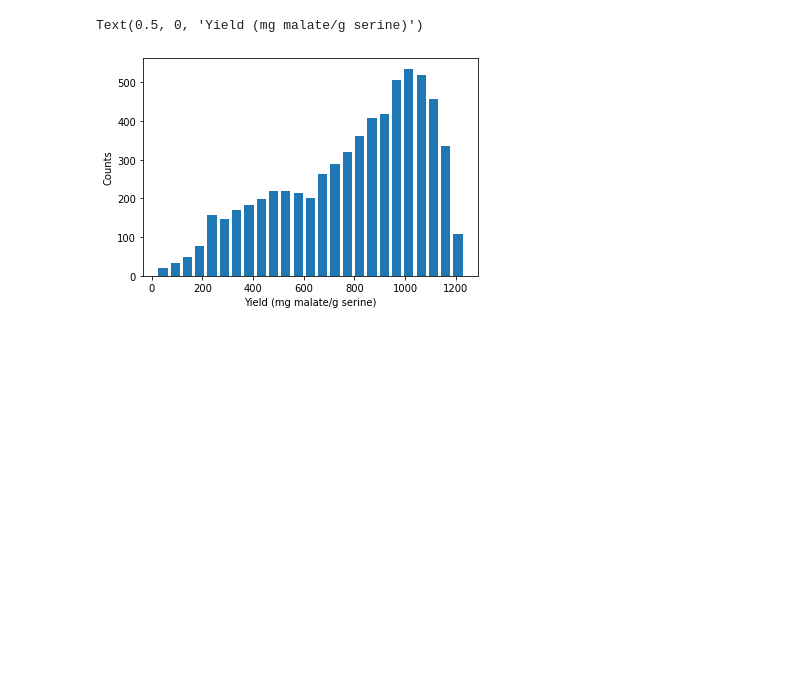
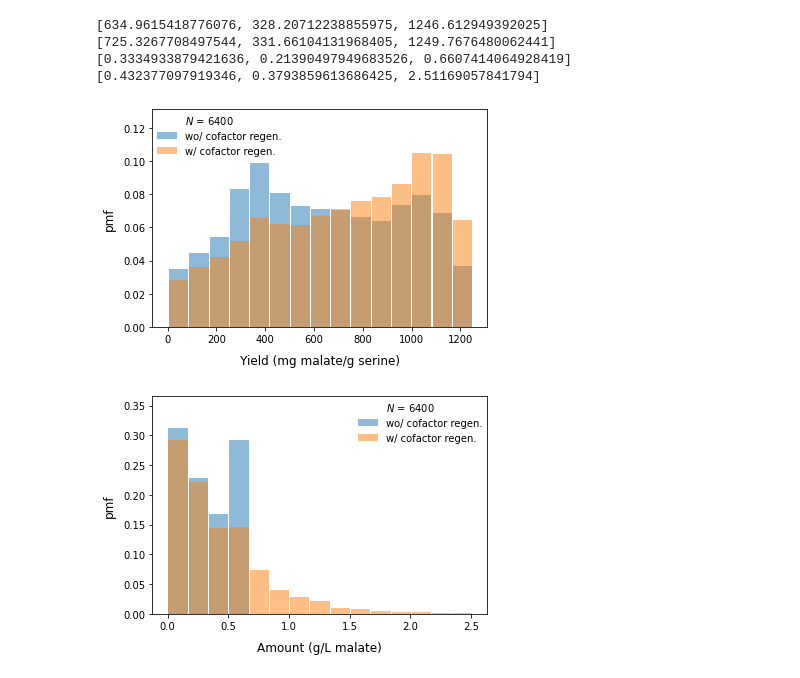
Before and after one commit to carothersresearch/ODBM, a Jupyter notebook: buildModelFromExcel.ipynb, the cells around one changed output. Cells and saved outputs as stored; diff of their text form; code cells hidden in the pictures; blank space fills up the shorter version.

```diff
--- a/buildModelFromExcel.ipynb
+++ b/buildModelFromExcel.ipynb
@@ -87,10 +88,8 @@ siphon = {k:v for k,v in zip([keys[ky] for ky in new_fluxes.keys()], [10**np.ran
 # %%
 keys = {'ATP': 'k_R28', 'NADH': 'k_R29'}
 
-K = min(new_fluxes.values())*1000
-regen = {k:v for k,v in zip(keys.values(), [10**np.random.uniform(np.log10(K/31), np.log10(K*31), N) for s in keys.values()])}
+K = min(new_fluxes.values())*25
+regen = lambda x: {k:v for k,v in zip(keys.values(), [10**np.random.uniform(np.log10(K/31), np.log10(K*31), N)*x for s in keys.values()])}
-# %%
-params = {**siphon,**init_serine, **init_DNA, **regen}
 # %%
 modelfile = 'Examples/'+excel_model[:-4]+'txt'
 myModel = ModelBuilder(model_species, model_rxns)
@@ -100,29 +99,51 @@ with open(modelfile,'r') as m:
     MH = ModelHandler(m.read())
 
 selections = list(map(fmt, myModel.species['Label'])) + list(myModel.rxns['Label']) + ['time']
-MH.setSimParams(0,24*60*60,200, selections=selections)
+MH.setSimParams(0,12*60*60,200, selections=selections)
 
 MH.setConstantParams(constant_params)
-MH.setParameterScan(params)
 
 serine_mw = 105.09
 malate_mw = 134.0874
 yld = lambda x: ((max(x['MALICACID'])*malate_mw)/(x['SERINE'][0]*serine_mw)*1000)
-amt = lambda x: (max(x['MALICACID'])*malate_mw)*1000
+amt = lambda x: (max(x['MALICACID']))*malate_mw/1000 # g/L
 
 etot = []
 for es in [sdaV,pcxV,mdhV]:
     etot.append(lambda x: sum([max(x['DNA_'+e]) for e in es]))
 # %%
-results, metrics = MH.sensitivityAnalysis(metrics = [yld,amt,*etot])
-parray = MH.conditions
+allM = []
+for i in [0,1]:
+    params = {**siphon,**init_serine, **init_DNA, **regen(i)}
+    MH.setParameterScan(params)
+    results, metrics = MH.sensitivityAnalysis(metrics = [yld,amt,*etot])
+    parray = MH.conditions
+
+    allM.append(metrics)
-# %%
-# import seaborn
-ylds = metrics[:,0]
-plt.hist(ylds, bins = 25, rwidth = 0.75)
-plt.ylabel('Counts')
-plt.xlabel('Yield (mg malate/g serine)')
-#seaborn.distplot(ylds, kde = False)
-# %% [output]
-Text(0.5, 0, 'Yield (mg malate/g serine)')
-[figure, removed]
+# %%
+for i,t in enumerate(['Yield (mg malate/g serine)','Amount (g/L malate)']):
+    plt.figure()
+    num_bins = 15
+    for m in allM:
+        #plt.hist(m[:,i], bins = 20, alpha = 0.5, density = True)
+        mmax = max([m[:,i].max() for m in allM])
+        mmin = min([m[:,i].min() for m in allM])
+        bins = np.linspace(mmin, mmax,num_bins+1)
+        counts, _ = np.histogram(m[:,i], bins = bins)
+        bins = bins[:-1] + (bins[1] - bins[0])/2
+        probs = counts/float(counts.sum())
+        plt.bar(bins, probs, width=(mmax-mmin)/num_bins*0.95, alpha = 0.5)
+
+        print([m[:,i].mean(), m[:,i].std(), np.max(m[:,i])])
+    plt.plot([0],[0], alpha = 0)
+    plt.ylim([0,max(probs)*1.25])
+    plt.legend(['$N$ = '+str(N),'wo/ cofactor regen.', 'w/ cofactor regen.'], frameon = False, borderpad = 0)
+    plt.ylabel('pmf', fontsize = 12, labelpad = 7)
+    plt.xlabel(t, fontsize = 12, labelpad = 10)
+# %% [output]
+[634.9615418776076, 328.20712238855975, 1246.612949392025]
+[725.3267708497544, 331.66104131968405, 1249.7676480062441]
+[0.3334933879421636, 0.21390497949683526, 0.6607414064928419]
+[0.432377097919346, 0.3793859613686425, 2.51169057841794]
+[figure, added]
+[figure, added]
```
Also changed, not shown: parts of 12 cells of this notebook, 2 other files.
